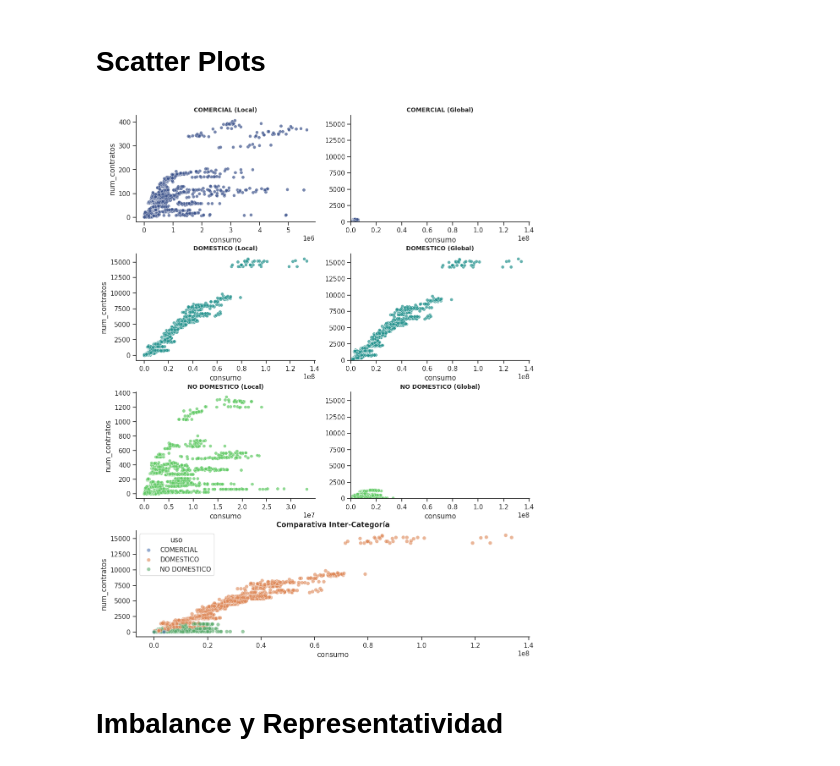
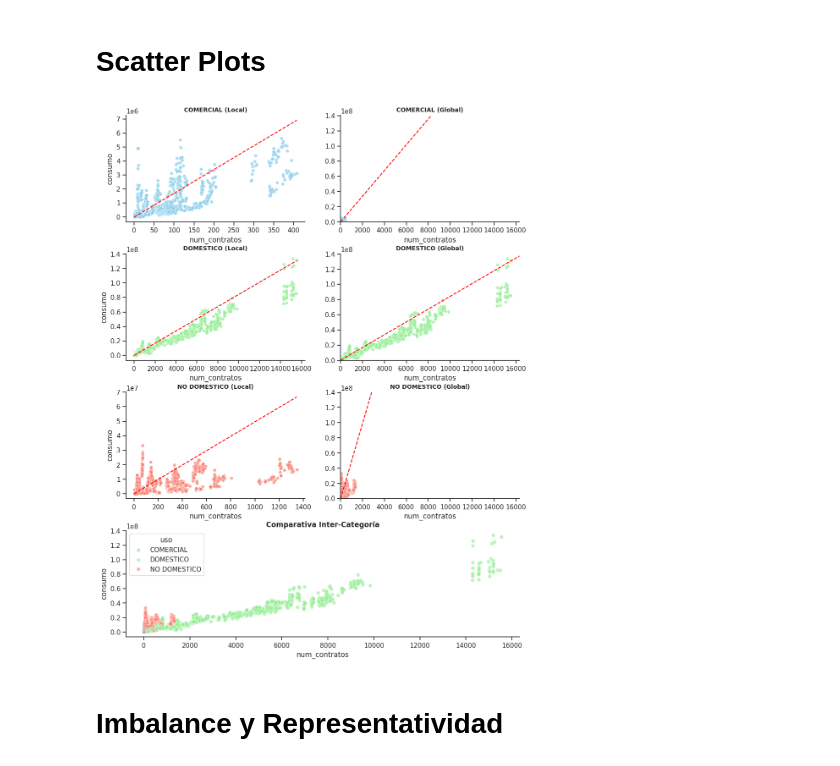
Before and after one commit to santvz6/Invictus, a Jupyter notebook: notebooks/AMAEM.ipynb, the cells around one changed output. Cells and saved outputs as stored; diff of their text form; code cells hidden in the pictures.

Commit message:
notebook-data_update-TODO

```diff
--- a/notebooks/AMAEM.ipynb
+++ b/notebooks/AMAEM.ipynb
@@ -23,6 +23,11 @@ from sklearn.metrics import (
 sys.path.append(os.path.abspath(os.path.join("..")))
 from src.config import Paths
 from src.config import DatasetKeys
+# %%
+from src.water2fraud.features.preprocessor import WaterPreprocessor
+from src.water2fraud.models.water_segmenter import WaterSegmenter
+
+preprocessor = WaterPreprocessor()
 # %%
 seed = 80
 images_path = Path("./AMAEM")
@@ -126,6 +135,5 @@ df = df.dropna()
 # %% [markdown]
 # Conversión de datos
 # %%
-# Eliminamos las comas y convertimos a entero
-for key in [DatasetKeys.CONSUMO, DatasetKeys.NUM_CONTRATOS]:
-    df[key] = df[key].str.replace(",", "").astype(int)
+df = preprocessor._process_dataframe(df)
+df.dtypes
@@ -145 +168,5 @@ features = df.select_dtypes(include=["number"]).columns
+# %%
+feature, labels_col = DatasetKeys.CONTRATO_RATIO, DatasetKeys.USO
+labels = df[labels_col].unique()
+colors = dict(zip(labels, sns.color_palette("viridis", len(labels))))
 # %%
@@ -240,40 +359,45 @@ plt.savefig(images_path / "correlacion_matrix.png", dpi=300, bbox_inches="tight"
 # %% [markdown]
 # Scatter Plots
 # %%
+palette_mapping = dict(zip(labels, colors))
 sns.set_theme(style="ticks")
-palette_name = "viridis"
-
 fig = plt.figure(figsize=(12, 16))
 gs = fig.add_gridspec(4, 2, hspace=0.3, wspace=0.2)
-lims = {"x": (0, df[DatasetKeys.CONSUMO].max() * 1.05),
-        "y": (0, df[DatasetKeys.NUM_CONTRATOS].max() * 1.05)}
+lims = {"x": (0, df[DatasetKeys.NUM_CONTRATOS].max() * 1.05),
+        "y": (0, df[DatasetKeys.CONSUMO].max() * 1.05)}
 
 
-tipos = df[DatasetKeys.USO].unique()
-colores = sns.color_palette(palette_name, n_colors=len(tipos))
+for i, label in enumerate(labels):
+    data = df[df[DatasetKeys.USO] == label]
+    current_color = colors[i]
 
-for i, tipo in enumerate(tipos):
-    data = df[df[DatasetKeys.USO] == tipo]
-    current_color = colores[i]
+    ratio_local = (data[DatasetKeys.CONSUMO] / data[DatasetKeys.NUM_CONTRATOS]).mean()
 
-    # Columna 0: Escala Local | Columna 1: Escala Global
     for j in range(2):
         ax = fig.add_subplot(gs[i, j])
-        sns.scatterplot(data=data, x=DatasetKeys.CONSUMO, y=DatasetKeys.NUM_CONTRATOS, ax=ax, s=30, alpha=0.7, color=current_color)
+
+        sns.scatterplot(data=data, x=DatasetKeys.NUM_CONTRATOS, y=DatasetKeys.CONSUMO,
+                        ax=ax, s=30, alpha=0.7, color=current_color)
+
+
+        x_max = data[DatasetKeys.NUM_CONTRATOS].max() if j == 0 else lims["x"][1]
+        x_vals = np.array([0, x_max])
+        y_vals = ratio_local * x_vals
+        ax.plot(x_vals, y_vals, color="red", linestyle="--", linewidth=1.5, label=f"Ratio: {ratio_local:.2f}")
+
         if j == 1:
             ax.set(xlim=lims["x"], ylim=lims["y"], ylabel="")
-        ax.set_title(f"{tipo} ({"Global" if j==1 else "Local"})", fontsize=10, weight="bold")
+        ax.set_title(f"{label} ({"Global" if j==1 else "Local"})", fontsize=10, weight="bold")
 
-# Comparativa Integral
 ax_full = fig.add_subplot(gs[3, :])
-sns.scatterplot(data=df, x=DatasetKeys.CONSUMO, y=DatasetKeys.NUM_CONTRATOS,
-                hue=DatasetKeys.USO, ax=ax_full, s=40, alpha=0.6)
+sns.scatterplot(data=df, x=DatasetKeys.NUM_CONTRATOS, y=DatasetKeys.CONSUMO,
+                hue=DatasetKeys.USO, hue_order=labels,  palette=palette_mapping, ax=ax_full, s=40, alpha=0.6)
 
 ax_full.set_title("Comparativa Inter-Categoría", fontsize=12, weight="bold")
 sns.despine()
-plt.savefig(images_path / "scatter_plots.png", dpi=300, bbox_inches="tight")
+plt.savefig(images_path / "scatter_plots.png")
 # %% [output]
-[figure, old version]
+[figure, new version]
 # %% [markdown]
 # Imbalance y Representatividad
 # %%
```
Also changed, not shown: parts of 23 cells of this notebook, 10 other files.
